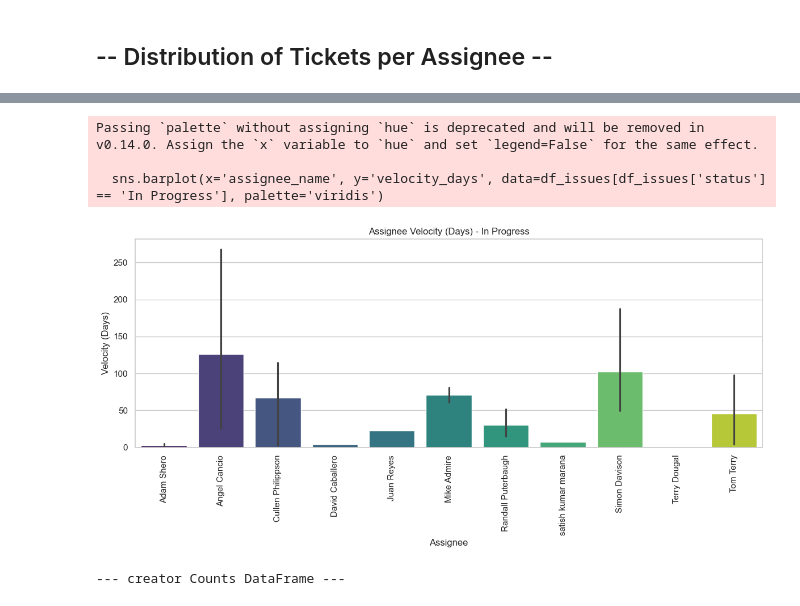
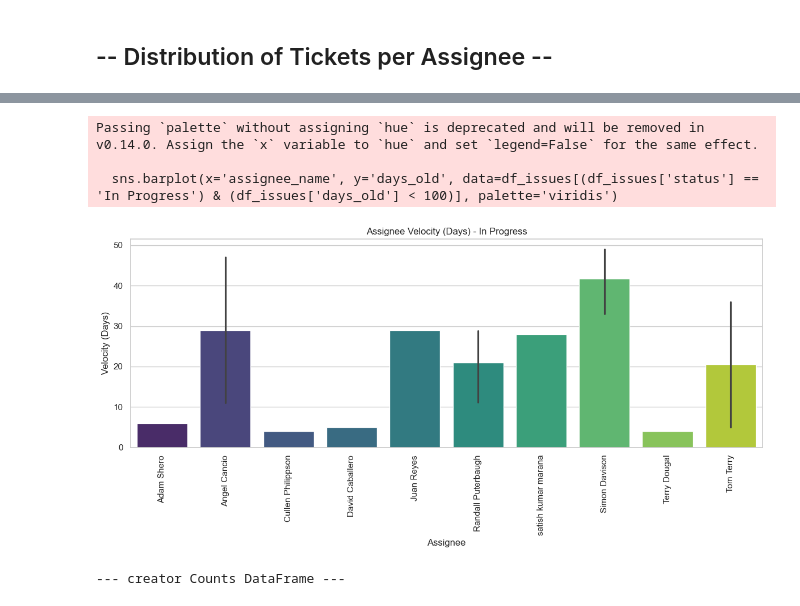
Before and after one commit to jorgeerodriguez/Jira, a Jupyter notebook: Jira.ipynb, the cells around one changed output, grey strips where cells are left out. Drawn from its saved outputs; the diff is of its cells as text; code cells hidden in the pictures.

Commit message:
Finishing Capacity, Velocity with the new days_old column

```diff
--- a/Jira.ipynb
+++ b/Jira.ipynb
@@ -1825,19 +1910,19 @@ Passing `palette` without assigning `hue` is deprecated and will be removed in v
 # %%
-data = df_issues.groupby(['status','assignee_name'])['velocity_days'].mean().sort_values(ascending=False).copy()
+#data = df_issues.groupby(['status','assignee_name'])['days_old'].mean().sort_values(ascending=False).copy()
 sns.set(style="whitegrid")
 plt.figure(figsize=(12, 6))
-sns.barplot(x='assignee_name', y='velocity_days', data=df_issues[df_issues['status'] == 'In Progress'], palette='viridis')
+sns.barplot(x='assignee_name', y='days_old', data=df_issues[(df_issues['status'] == 'In Progress') & (df_issues['days_old'] < 300)], palette='viridis')
 plt.title('Assignee Velocity (Days) - In Progress')
 plt.xlabel('Assignee')
 plt.ylabel('Velocity (Days)')
 plt.xticks(rotation=90)
 plt.tight_layout()
 plt.show()
 # %% [output]
 Passing `palette` without assigning `hue` is deprecated and will be removed in v0.14.0. Assign the `x` variable to `hue` and set `legend=False` for the same effect.
 
-  sns.barplot(x='assignee_name', y='velocity_days', data=df_issues[df_issues['status'] == 'In Progress'], palette='viridis')
+  sns.barplot(x='assignee_name', y='days_old', data=df_issues[(df_issues['status'] == 'In Progress') & (df_issues['days_old'] < 100)], palette='viridis')
-[figure, old version]
+[figure, new version]
 # %%
 df_creator = pd.DataFrame(issue_creator_counts.items(), columns=['creator', 'Count'])
 df_creator = df_creator.sort_values(by='Count', ascending=False)
```
Also changed, not shown: parts of 23 cells of this notebook.
